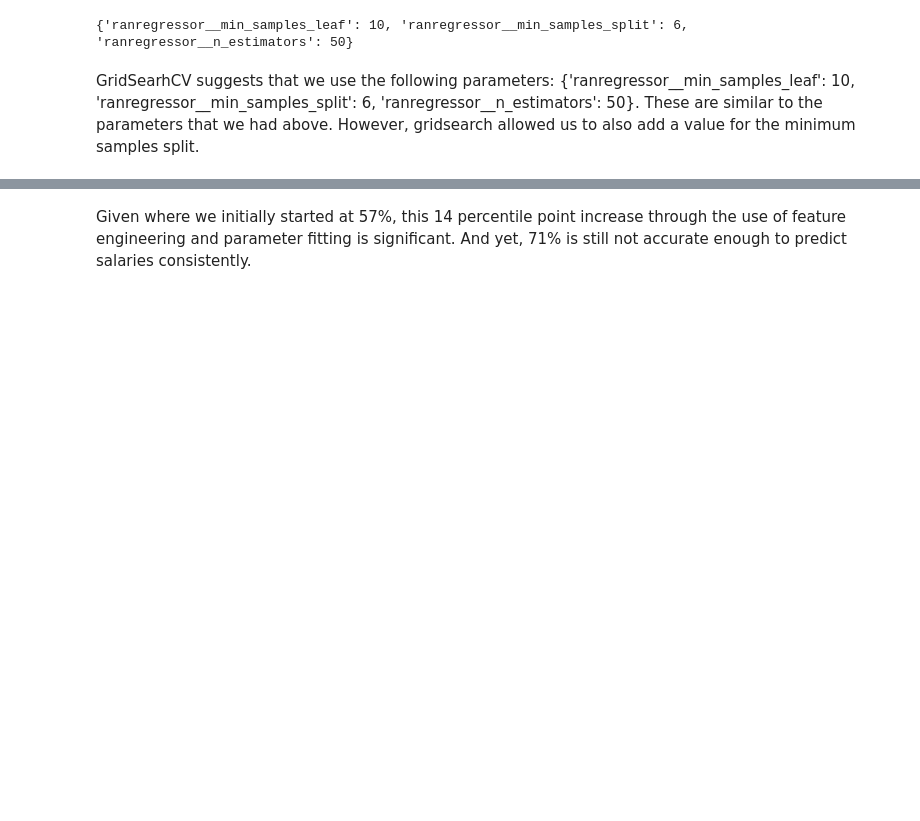
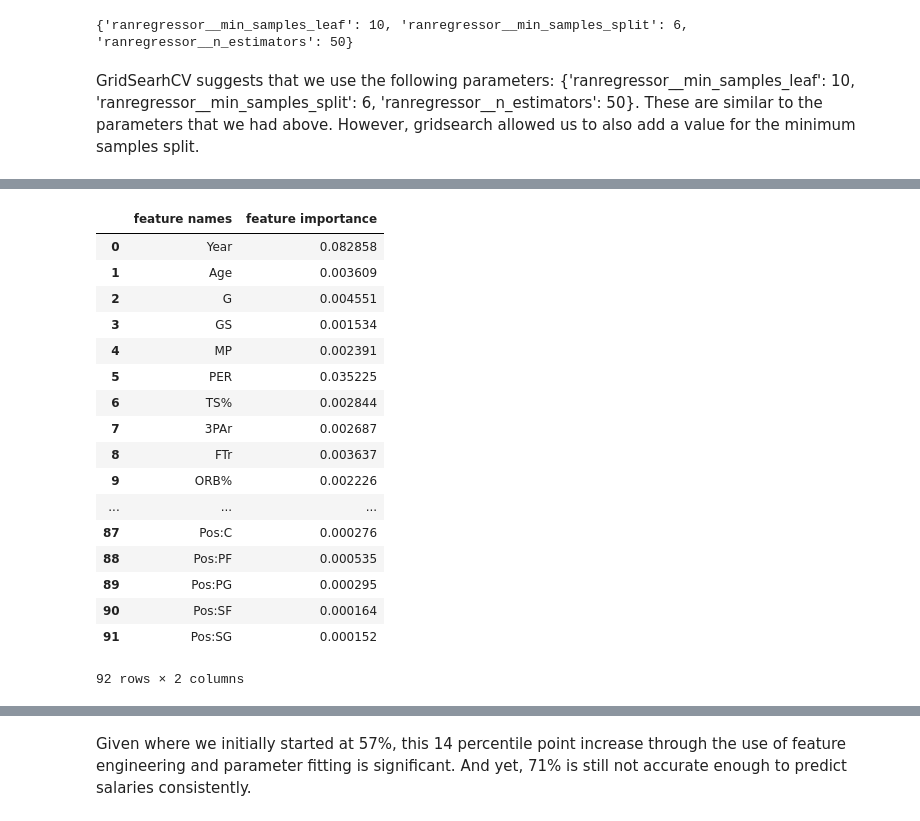
Before and after one commit to kjd999/Springboard-Projects, a Jupyter notebook: Capstone Project/nba machine learning analysis.ipynb, the cells around one changed output, grey strips where cells are left out. Drawn from its saved outputs; the diff is of its cells as text; code cells hidden in the pictures; blank space fills up the shorter version.

```diff
--- a/Capstone Project/nba machine learning analysis.ipynb
+++ b/Capstone Project/nba machine learning analysis.ipynb
@@ -422,0 +479,23 @@ model score: 0.714
+# %%
+# Create a dataframe that combine names and importance
+df_importances = pd.DataFrame({'feature names': feature_names, 'feature importance': feature_importances})
+df_importances
+# %% [output]
+|  | feature names | feature importance |
+| 0 | Year | 0.082858 |
+| 1 | Age | 0.003609 |
+| 2 | G | 0.004551 |
+| 3 | GS | 0.001534 |
+| 4 | MP | 0.002391 |
+| 5 | PER | 0.035225 |
+| 6 | TS% | 0.002844 |
+| 7 | 3PAr | 0.002687 |
+| 8 | FTr | 0.003637 |
+| 9 | ORB% | 0.002226 |
+| ... | ... | ... |
+| 87 | Pos:C | 0.000276 |
+| 88 | Pos:PF | 0.000535 |
+| 89 | Pos:PG | 0.000295 |
+| 90 | Pos:SF | 0.000164 |
+| 91 | Pos:SG | 0.000152 |
+92 rows × 2 columns
```
Also changed, not shown: parts of 35 cells of this notebook.
